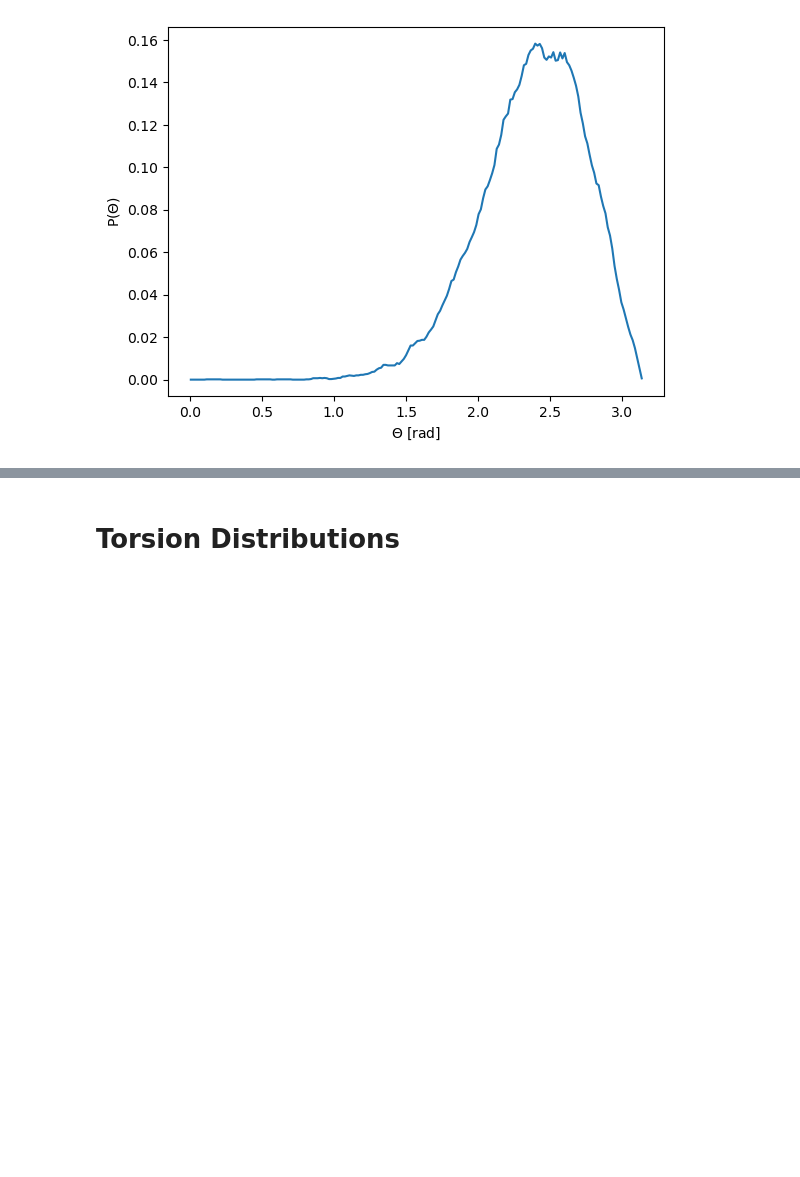
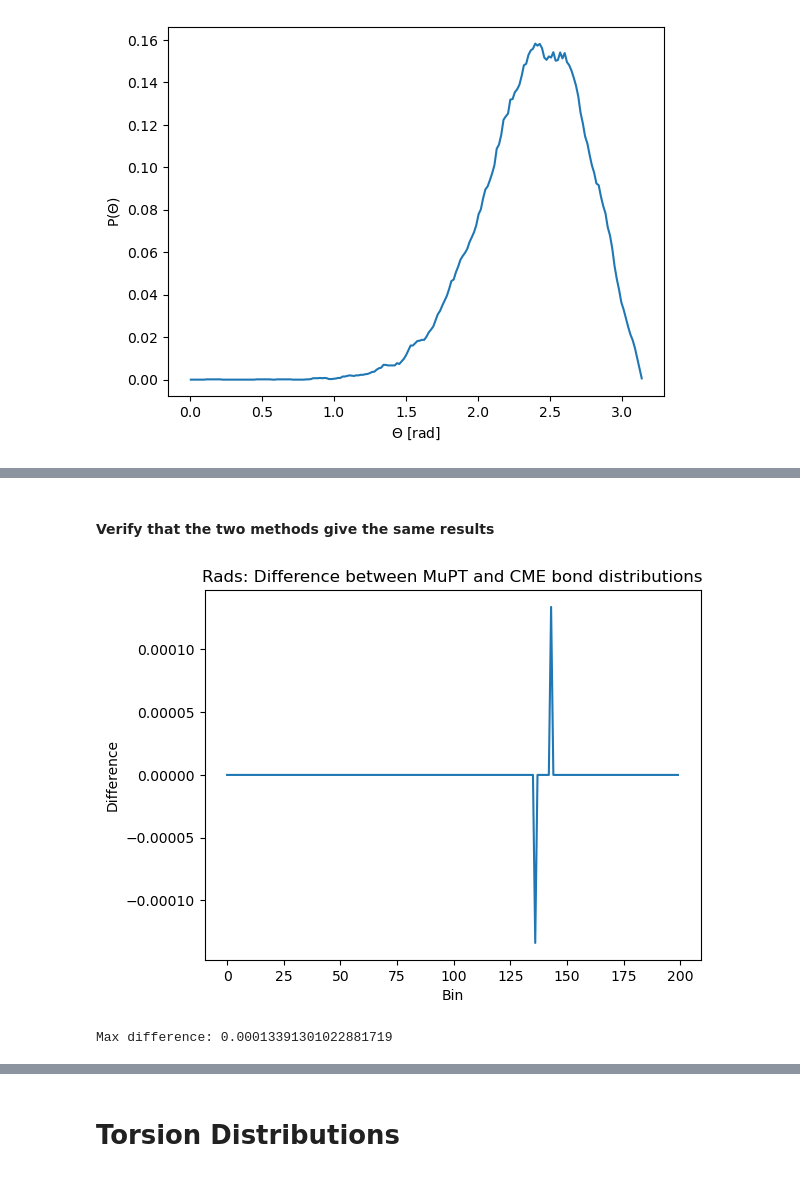
Before and after one commit to StephMcCallum/mupt-analysis-clean, a Jupyter notebook: geo_distributions_reference/distributions.ipynb, the cells around one changed output, grey strips where cells are left out. Cells and saved outputs as stored; diff of their text form; code cells hidden in the pictures; blank space fills up the shorter version.

```diff
--- a/geo_distributions_reference/distributions.ipynb
+++ b/geo_distributions_reference/distributions.ipynb
@@ -118,0 +153,12 @@ Text(0, 0.5, 'P($\\Theta$)')
+# %% [markdown]
+#### Verify that the two methods give the same results
+# %%
+plt.plot((mupt_weight_dist/7) - (weight_dist/7))
+plt.xlabel("Bin")
+plt.ylabel("Difference")
+plt.title("Rads: Difference between MuPT and CME bond distributions")
+plt.show()
+print("Max difference:", np.max(np.abs((mupt_weight_dist/7) - (weight_dist/7))))
+# %% [output]
+[figure, added]
+Max difference: 0.00013391301022881719
```
Also changed, not shown: parts of 10 cells of this notebook, 2 other files.
